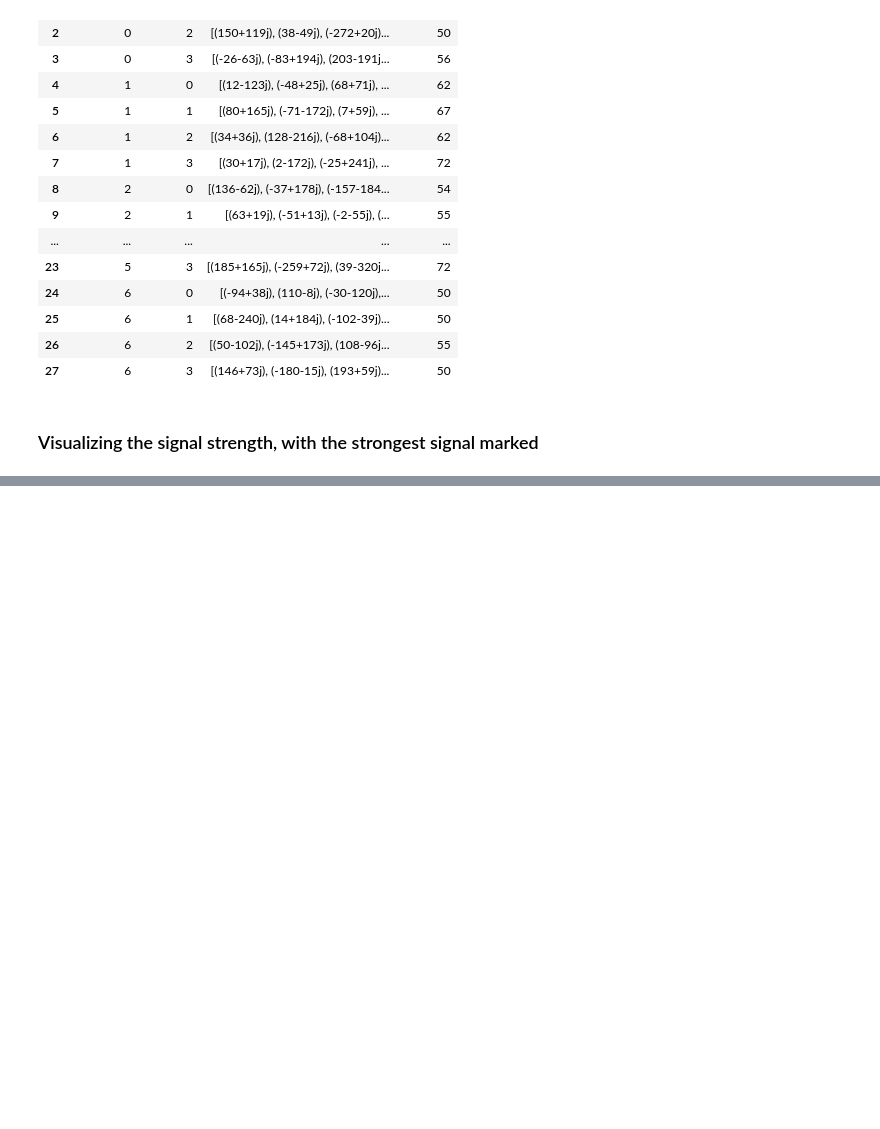
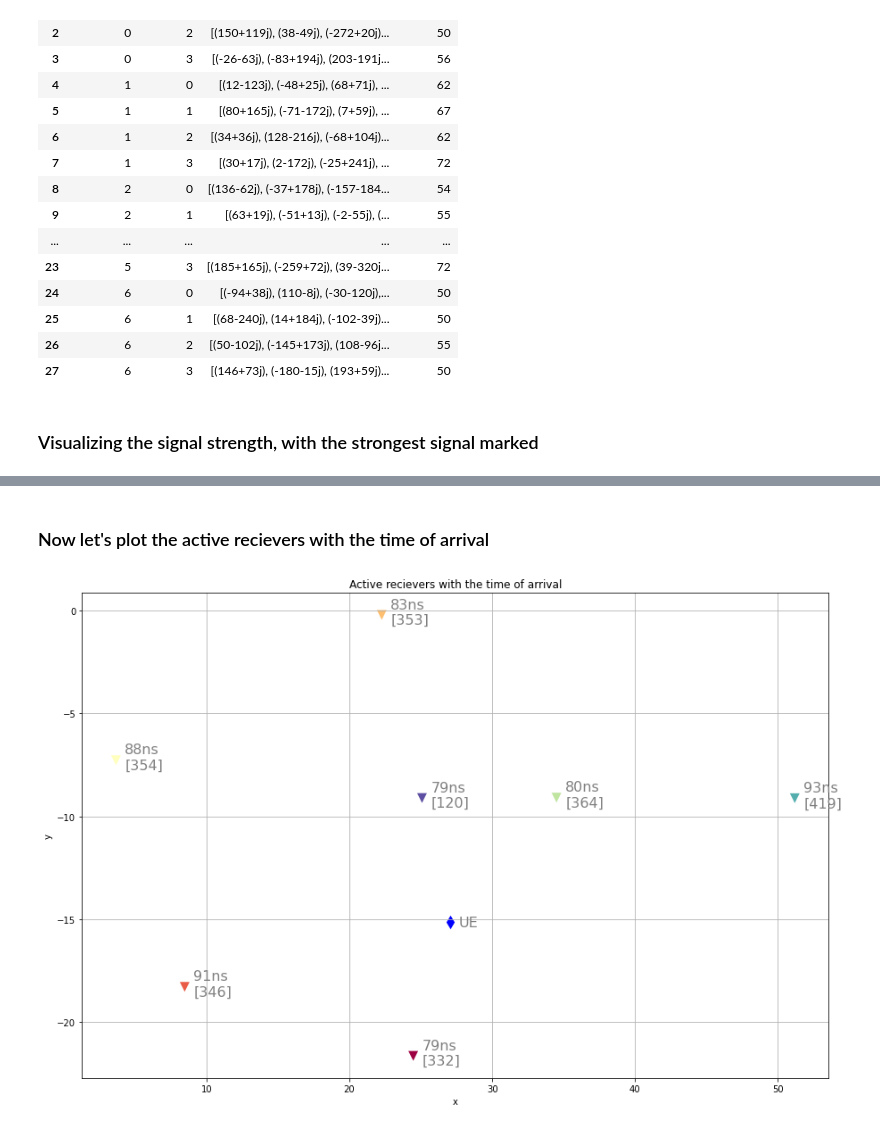
Before and after one commit to pintermatyas/Onlab-2022-23-2, a Jupyter notebook: Project/tdoa_sample.ipynb, the cells around one changed output, grey strips where cells are left out. Cells and saved outputs as stored; diff of their text form; code cells hidden in the pictures; blank space fills up the shorter version.

```diff
--- a/Project/tdoa_sample.ipynb
+++ b/Project/tdoa_sample.ipynb
@@ -186,0 +213,27 @@ for ax_num in range(row_num*col_num):
+# %% [markdown]
+### Now let's plot the active recievers with the time of arrival
+# %%
+cmap = matplotlib.colormaps['Spectral']
+fig, ax = plt.subplots(figsize=(15,10))
+
+ue_data.plot('x', 'y', kind='scatter', ax=ax, s=120, linewidth=0,
+        c='blue', colormap=cmap, marker="d")
+
+df.plot('x', 'y', kind='scatter', ax=ax, s=120, linewidth=0,
+        c=range(len(df)), colormap=cmap, marker="v")
+
+for k, v in ue_data.iterrows():
+    ax.annotate("UE", v[['x', 'y']],
+                xytext=(10,-5), textcoords='offset points',
+                family='sans-serif', fontsize=16, color='grey')
+
+for idx, (k, v) in enumerate(df.iterrows()):
+    ax.annotate("{}ns\n[{}]".format(peaks[idx], k), v[['x', 'y']],
+                xytext=(10,-10), textcoords='offset points',
+                family='sans-serif', fontsize=16, color='grey')
+
+plt.title("Active recievers with the time of arrival")
+
+ax.grid(True)
+# %% [output]
+[figure, added]
```
Also changed, not shown: parts of 2 cells of this notebook.
